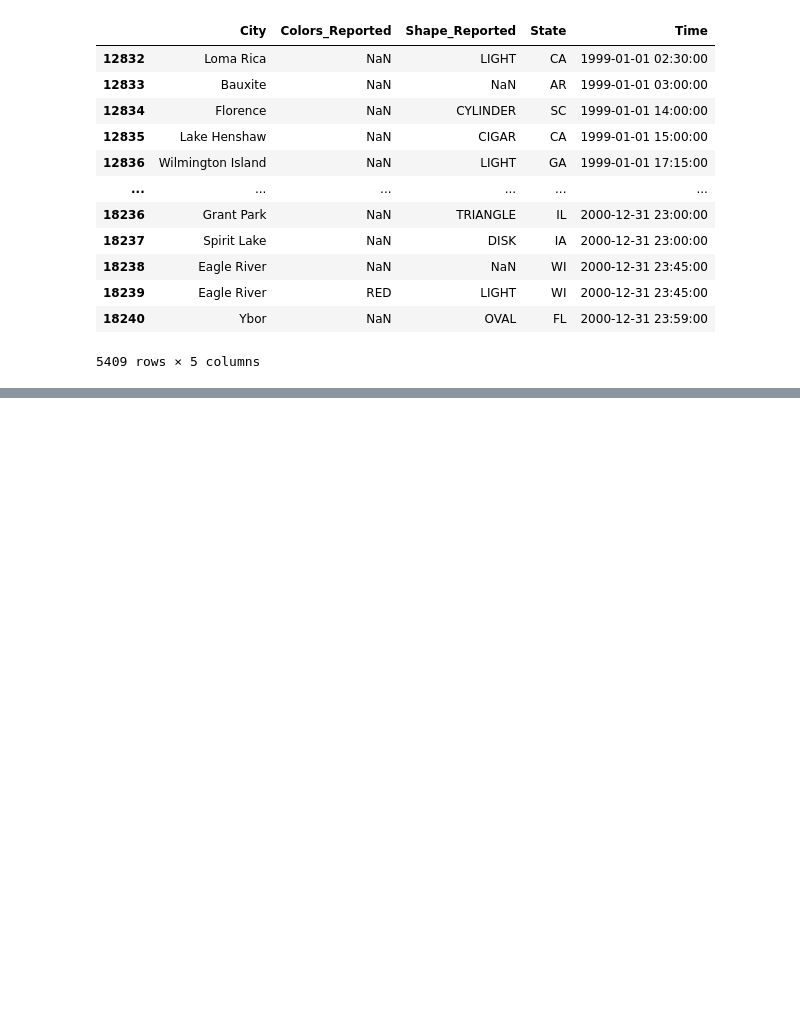
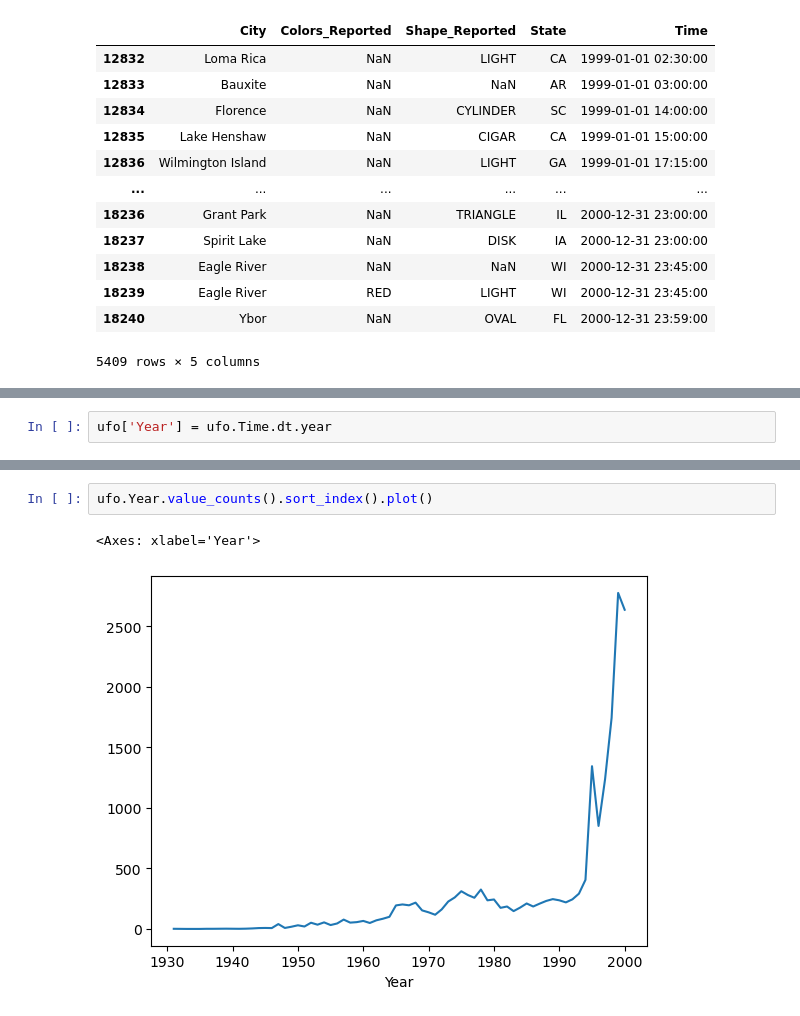
Before and after one commit to alketcecaj12/CodeSnippets, a Jupyter notebook: PandasSnippets.ipynb, the cells around one changed output, grey strips where cells are left out. Drawn from its saved outputs; the diff is of its cells as text; blank space fills up the shorter version.

```diff
--- a/PandasSnippets.ipynb
+++ b/PandasSnippets.ipynb
@@ -610,0 +621,2 @@ ufo.loc[ufo.Time >= ts, :]
+# %%
+ufo['Year'] = ufo.Time.dt.year
@@ -610,0 +639,5 @@ ufo.loc[ufo.Time >= ts, :]
+# %%
+ufo.Year.value_counts().sort_index().plot()
+# %% [output]
+<Axes: xlabel='Year'>
+[figure, added]
```
Also changed, not shown: parts of 4 cells of this notebook.
